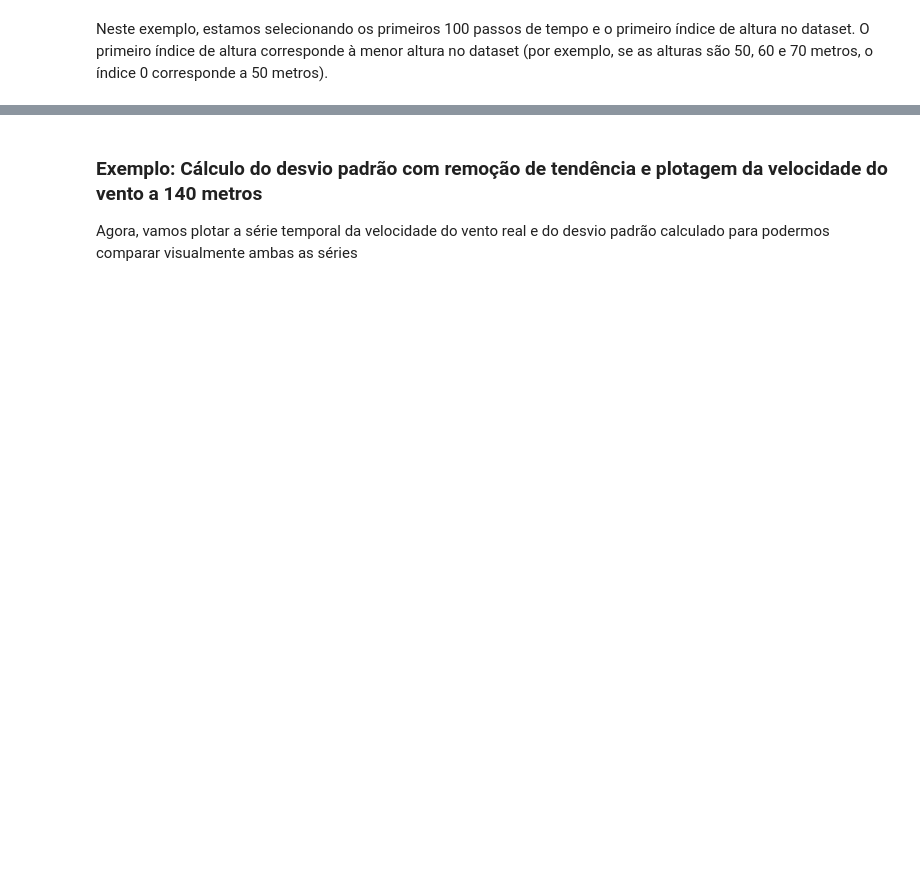
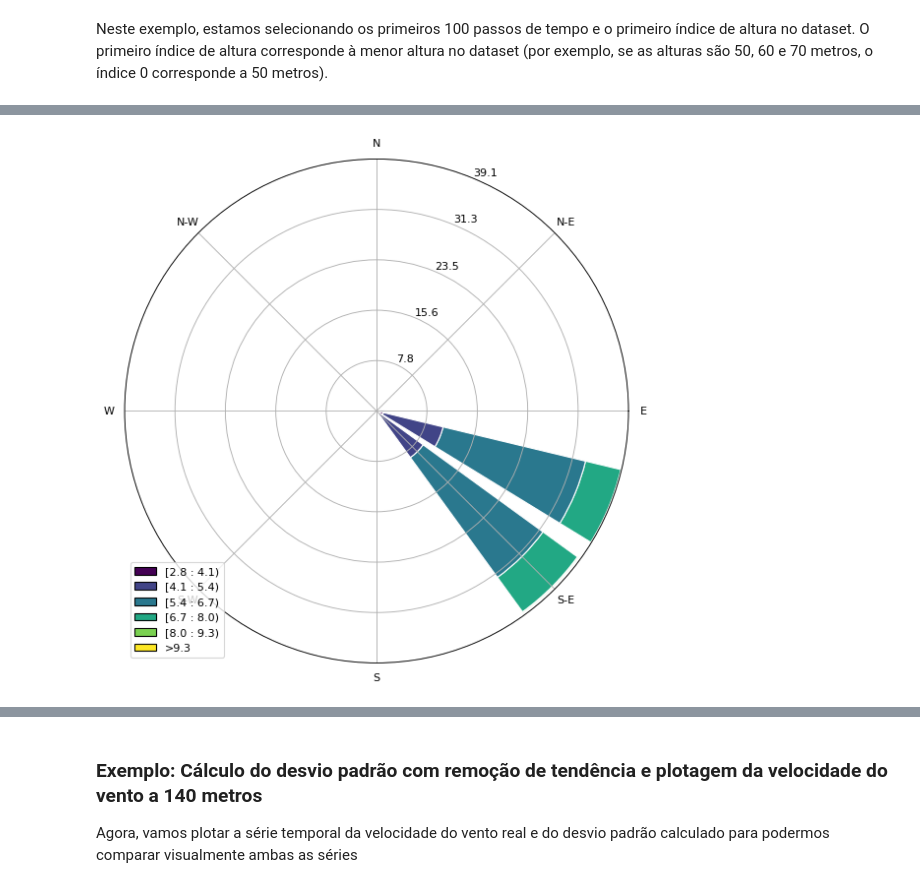
Before and after one commit to daniloceano/WindLab, a Jupyter notebook: docs/WindLab_tutorial.ipynb, the cells around one changed output, grey strips where cells are left out. Cells and saved outputs as stored; diff of their text form; code cells hidden in the pictures; blank space fills up the shorter version.

```diff
--- a/docs/WindLab_tutorial.ipynb
+++ b/docs/WindLab_tutorial.ipynb
@@ -113,0 +234,9 @@ Neste exemplo, estamos selecionando os primeiros 100 passos de tempo e o primeir
+# %%
+# Importar o Matplotlib para exibir os gráficos
+import matplotlib.pyplot as plt
+
+# Plotar a rosa dos ventos para a altura de 140 metros sem média temporal
+ax = ds.wind_graph.plot_wind_rose(140)
+plt.show()
+# %% [output]
+[figure, added]
```
Also changed, not shown: parts of 56 cells of this notebook, 30 other files.
